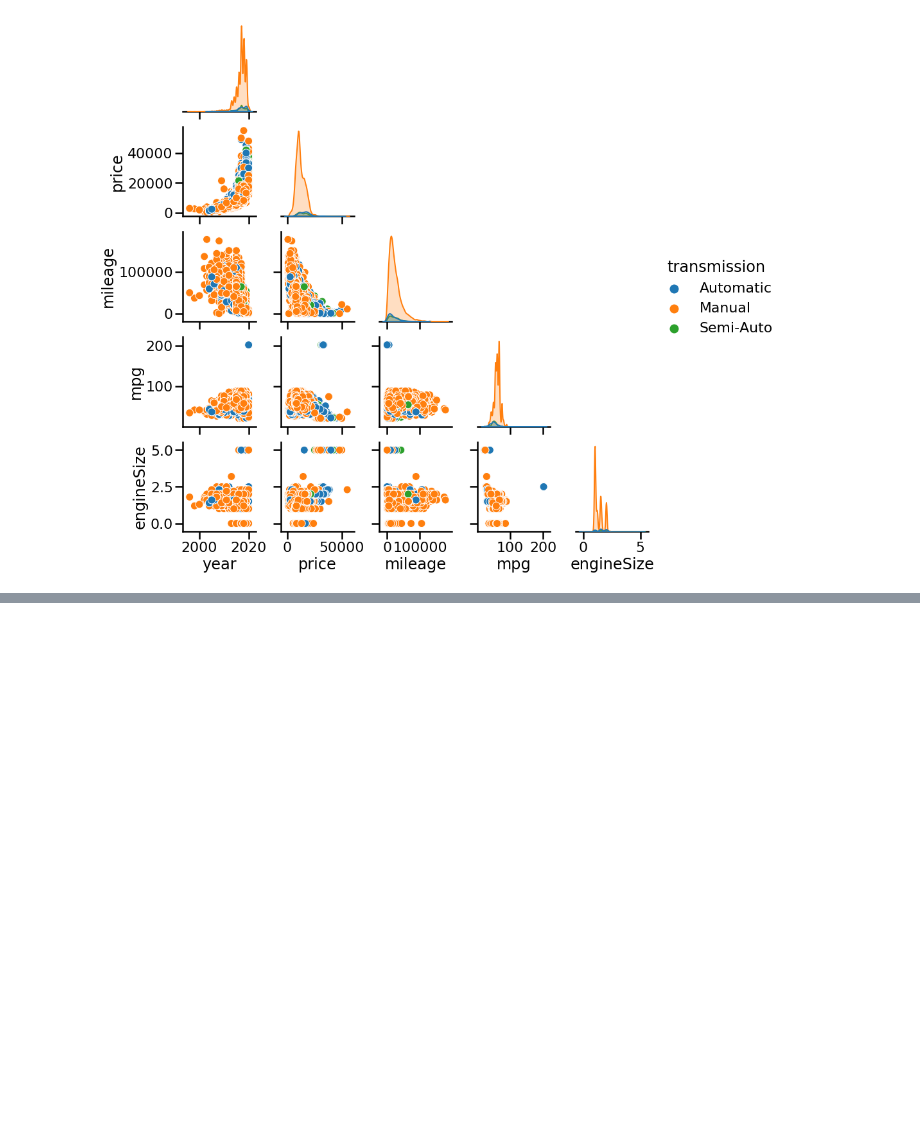
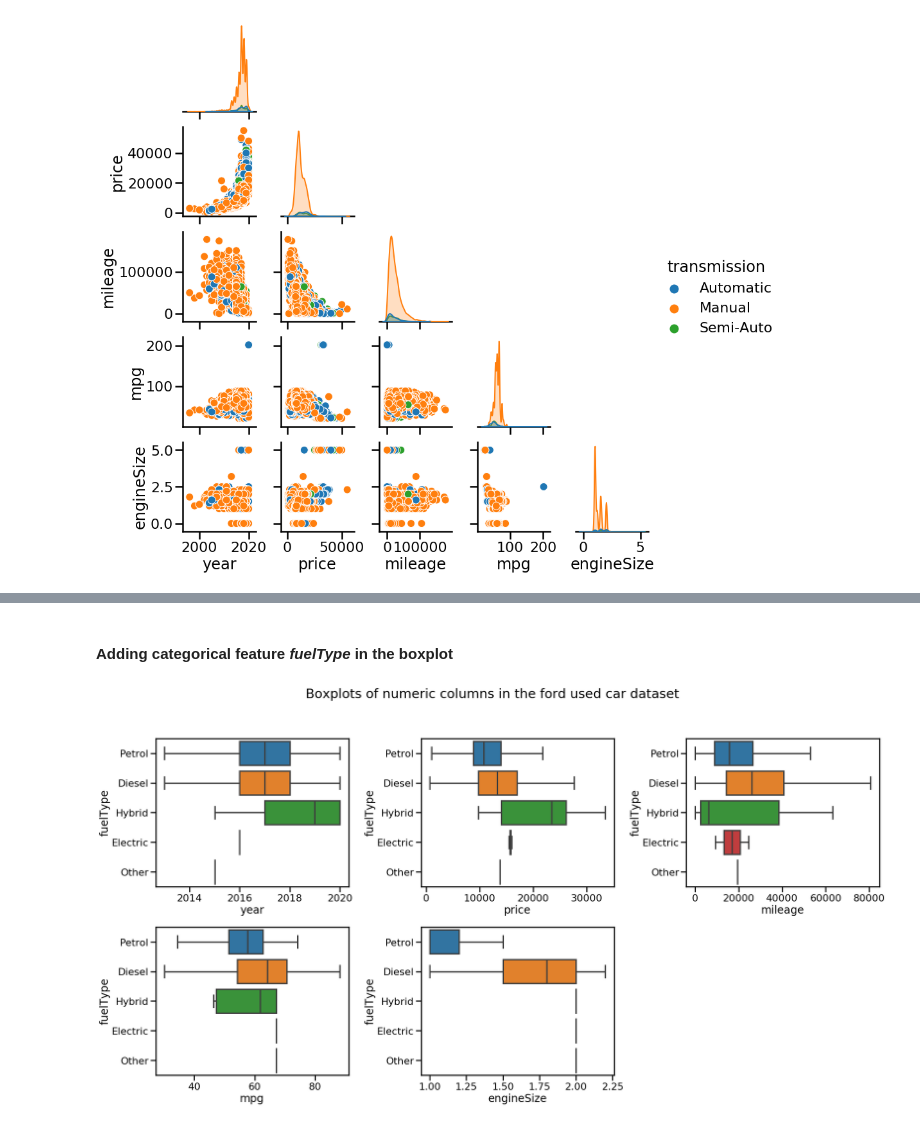
Before and after one commit to Mahmudul-UD/Used_Cars_Analysis, a Jupyter notebook: ford_used_car_analysis.ipynb, the cells around one changed output, grey strips where cells are left out. Saved outputs shown, nothing was run; the diff lists cells and outputs as text; code cells hidden in the pictures; blank space fills up the shorter version.

```diff
--- a/ford_used_car_analysis.ipynb
+++ b/ford_used_car_analysis.ipynb
@@ -382,0 +559,16 @@ plt.show()
+# %% [markdown]
+#### Adding categorical feature *fuelType* in the boxplot
+# %%
+plt.figure (figsize = (25,12)) #in figsize width, height
+
+for index in range (len(num_cols)):
+    #print ("index = ", index, "position = ", index+1, "column name = ", num_cols[index])
+
+    plt.subplot (2,3,index+1) #row, column, position
+    sns.boxplot (x = num_cols[index], data =df, showfliers = False, y = df["fuelType"] )
+
+plt.suptitle ("Boxplots of numeric columns in the ford used car dataset", y = 1.1)
+plt.tight_layout()
+plt.show()
+# %% [output]
+[figure, added]
```
Also changed, not shown: parts of 30 cells of this notebook.
